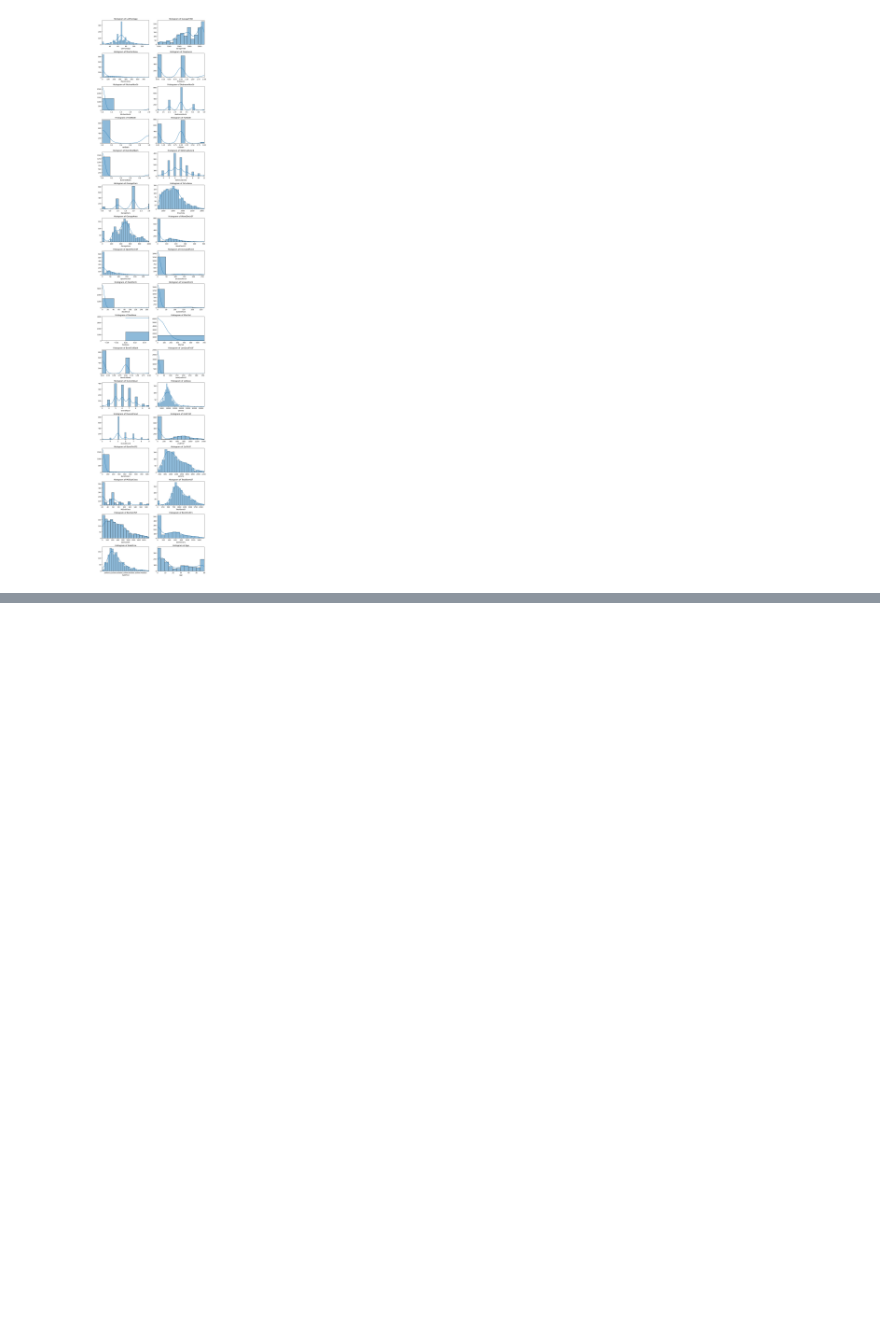
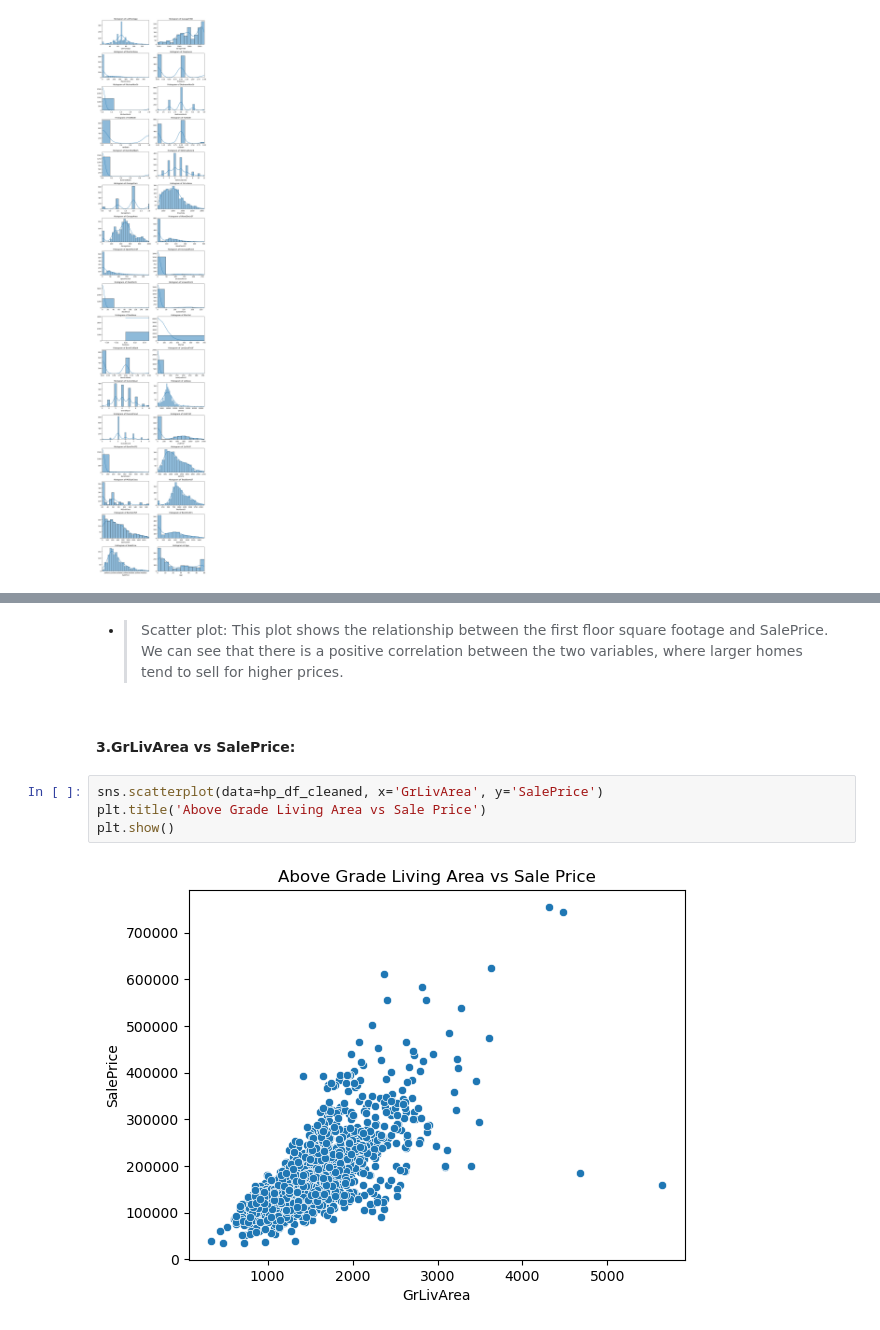
Before and after one commit to sreeprem/HousePricePrediction, a Jupyter notebook: Housing Prediction.ipynb, the cells around one changed output, grey strips where cells are left out. Drawn from its saved outputs; the diff is of its cells as text; blank space fills up the shorter version.

```diff
--- a/Housing Prediction.ipynb
+++ b/Housing Prediction.ipynb
@@ -621,0 +681,10 @@ plt.show()
+# %% [markdown]
+- > Scatter plot: This plot shows the relationship between the first floor square footage and SalePrice. We can see that there is a positive correlation between the two variables, where larger homes tend to sell for higher prices.
+# %% [markdown]
+#### 3.GrLivArea vs SalePrice:<br>
+# %%
+sns.scatterplot(data=hp_df_cleaned, x='GrLivArea', y='SalePrice')
+plt.title('Above Grade Living Area vs Sale Price')
+plt.show()
+# %% [output]
+[figure, added]
```
Also changed, not shown: parts of 30 cells of this notebook.
